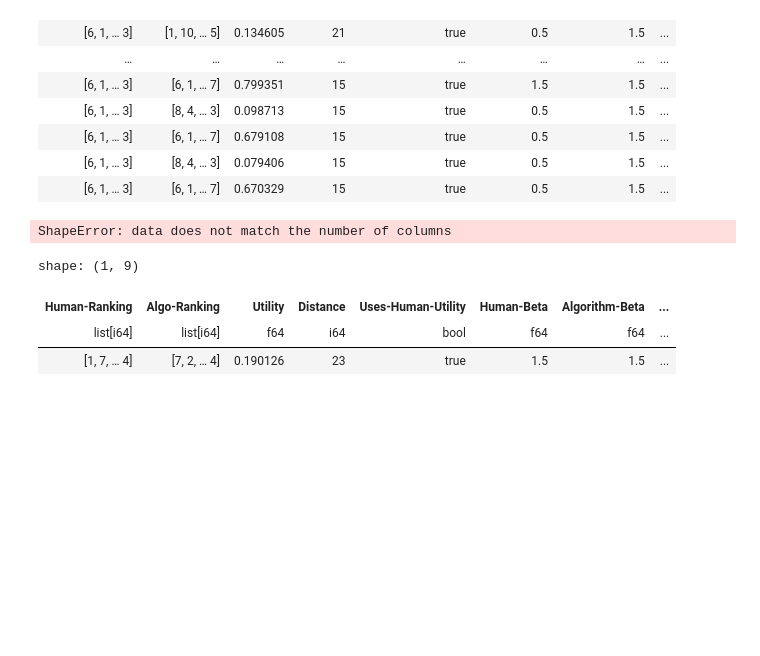
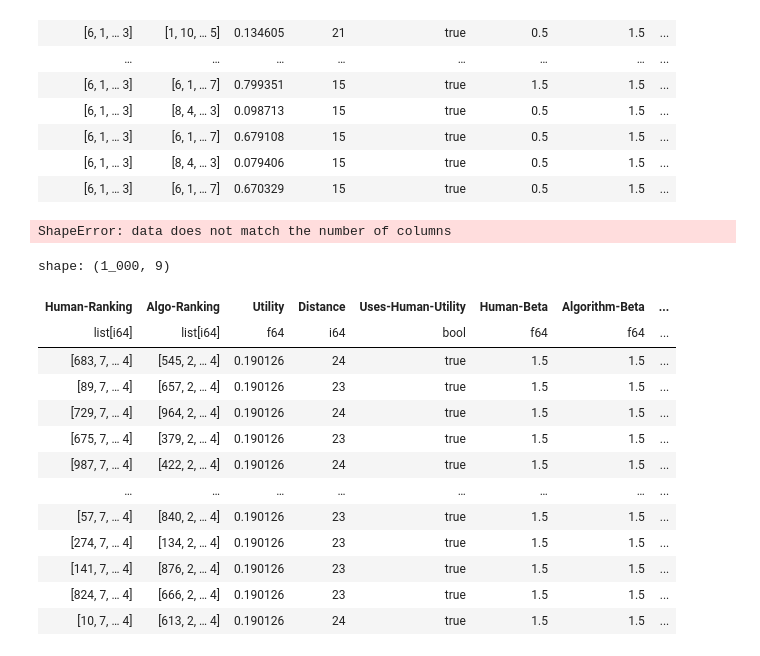
Before and after one commit to Kalamojo/hai-top-k, a Jupyter notebook: simulation.ipynb, the cells around one changed output. Cells and saved outputs as stored; diff of their text form; code cells hidden in the pictures; blank space fills up the shorter version.

```diff
--- a/simulation.ipynb
+++ b/simulation.ipynb
@@ -197,17 +231,32 @@ shape: (200, 9)
 # %% [output]
 ShapeError: data does not match the number of columns
 # %%
+import random
+
 data = [
-    ([1, 7, 8, 2, 0, 3, 6, 9, 5, 4], [7, 2, 0, 1, 8, 3, 6, 9, 5, 4], np.float64(0.1901257889260058), 23, True, 1.5, 1.5, 0.85, 1.5)
+    ([random.randint(1, 1000), 7, 8, 2, 0, 3, 6, 9, 5, 4], [random.randint(1, 1000), 2, 0, 1, 8, 3, 6, 9, 5, 4], np.float64(0.1901257889260058), random.randint(23, 24), True, 1.5, 1.5, 0.85, 1.5)
+    for _ in range(1000)
 ]
 
-df = pl.DataFrame(data, orient="row", schema=[
+schema = [
     "Human-Ranking", "Algo-Ranking", "Utility", "Distance", "Uses-Human-Utility", "Human-Beta", "Algorithm-Beta", "Algorithm-Alpha", "Algorithm-Sigma"
-])
+]
 
-df.head()
+df = pl.DataFrame(data, orient="row", schema=schema)
+
+df
 # %% [output]
-shape: (1, 9)
+shape: (1_000, 9)
 | Human-Ranking | Algo-Ranking | Utility | Distance | Uses-Human-Utility | Human-Beta | Algorithm-Beta | ... |
 | list[i64] | list[i64] | f64 | i64 | bool | f64 | f64 | ... |
-| [1, 7, … 4] | [7, 2, … 4] | 0.190126 | 23 | true | 1.5 | 1.5 | ... |
+| [683, 7, … 4] | [545, 2, … 4] | 0.190126 | 24 | true | 1.5 | 1.5 | ... |
+| [89, 7, … 4] | [657, 2, … 4] | 0.190126 | 23 | true | 1.5 | 1.5 | ... |
+| [729, 7, … 4] | [964, 2, … 4] | 0.190126 | 24 | true | 1.5 | 1.5 | ... |
+| [675, 7, … 4] | [379, 2, … 4] | 0.190126 | 23 | true | 1.5 | 1.5 | ... |
+| [987, 7, … 4] | [422, 2, … 4] | 0.190126 | 24 | true | 1.5 | 1.5 | ... |
+| … | … | … | … | … | … | … | ... |
+| [57, 7, … 4] | [840, 2, … 4] | 0.190126 | 23 | true | 1.5 | 1.5 | ... |
+| [274, 7, … 4] | [134, 2, … 4] | 0.190126 | 23 | true | 1.5 | 1.5 | ... |
+| [141, 7, … 4] | [876, 2, … 4] | 0.190126 | 23 | true | 1.5 | 1.5 | ... |
+| [824, 7, … 4] | [666, 2, … 4] | 0.190126 | 23 | true | 1.5 | 1.5 | ... |
+| [10, 7, … 4] | [613, 2, … 4] | 0.190126 | 24 | true | 1.5 | 1.5 | ... |
```
Also changed, not shown: parts of 8 cells of this notebook, 1 other file.
